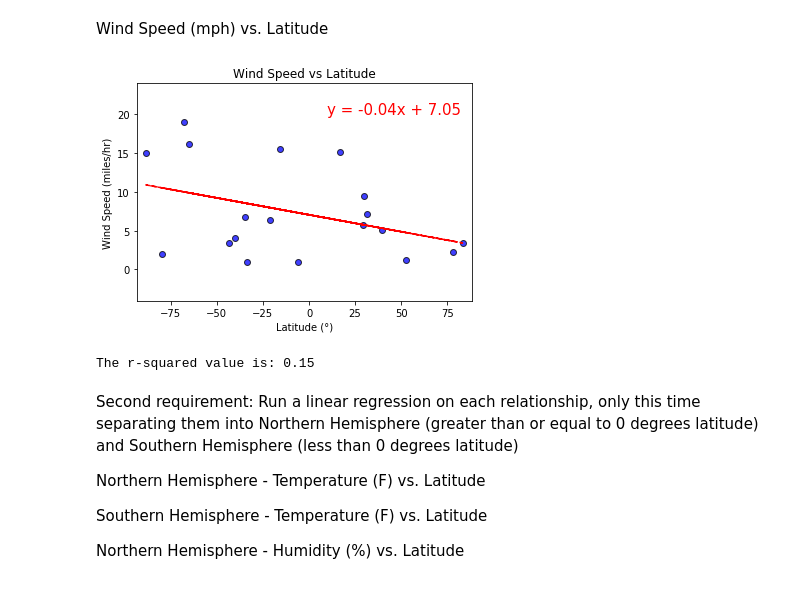
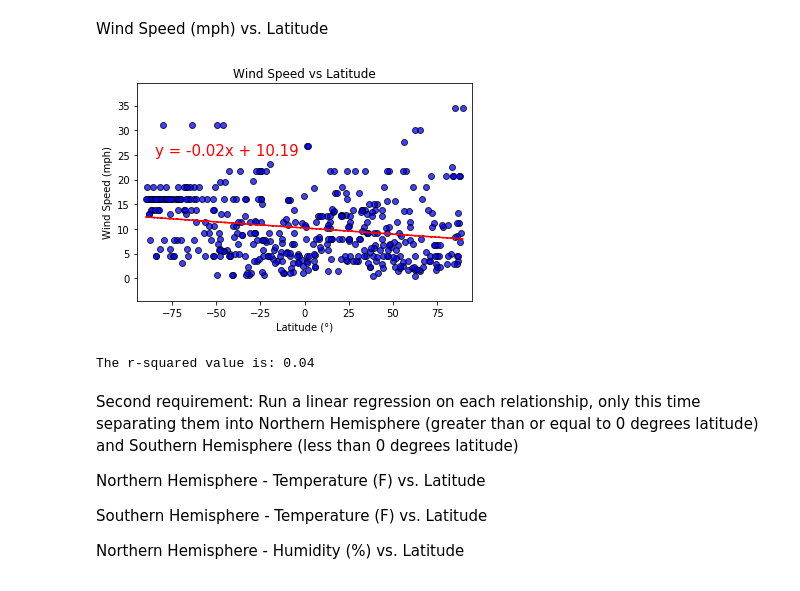
Before and after one commit to annabelcheong/python-api-challenge, a Jupyter notebook: WeatherPy/WeatherPy.ipynb, the cells around one changed output. Drawn from its saved outputs; the diff is of its cells as text; code cells hidden in the pictures.

```diff
--- a/WeatherPy/WeatherPy.ipynb
+++ b/WeatherPy/WeatherPy.ipynb
@@ -81,7 +95,7 @@ cloud_list=[] #Cloudiness
 winds_list=[] #windspeed
 
 
-for x in range(20):
+for x in range(500):
 
     #Random pick of latitude between -90 and 90 deg
     #Save latitudes into list "lat_list"
@@ -336,35 +346,35 @@ Wind Speed (mph) vs. Latitude
 # %%
 ###Create scatter plot of Wind Speed (miles/hr) vs Latitude(°)
 
 #Use dataframe from previous cell: weather1_data
 weather1_data
 
 # Add the linear regression equation and line to plot
 x_values = weather1_data["Latitude"]
 y_values = weather1_data["Wind Speed"]
 (slope, intercept, rvalue, pvalue, stderr) = linregress(x_values, y_values)
 regress_values = x_values * slope + intercept
 line_eq = "y = " + str(round(slope,2)) + "x + " + str(round(intercept,2))
 #Make a scatter plot
 plt.scatter(x_values, y_values, marker="o", facecolors="blue", edgecolors="black", alpha=0.75);
 # The y limits of our scatter plot
 plt.ylim(min(y_values)-5, max(y_values)+5)
 # The x limits of our scatter plot
 plt.xlim(min(x_values)-5, max(x_values)+5)
 #Plot linear regression model
 plt.plot(x_values,regress_values,"--",color="red")
 #Annotate the linear eqn y=mx+c
-plt.annotate(line_eq,(10,20),fontsize=15,color="red")
+plt.annotate(line_eq,(-85,25),fontsize=15,color="red")
 #Label title, x-axis and y-axis
 plt.title("Wind Speed vs Latitude")
 plt.xlabel("Latitude (°)")
-plt.ylabel("Wind Speed (miles/hr)")
+plt.ylabel("Wind Speed (mph)")
 plt.show()
 #Pearson's R Value
 print(f"The r-squared value is: {rvalue**2:.2f}")
 # %% [output]
-[figure, old version]
+[figure, new version]
-The r-squared value is: 0.15
+The r-squared value is: 0.04
 # %% [markdown]
 Second requirement: Run a linear regression on each relationship, only this time separating them into Northern Hemisphere (greater than or equal to 0 degrees latitude) and Southern Hemisphere (less than 0 degrees latitude)
 
```
Also changed, not shown: parts of 14 cells of this notebook.
